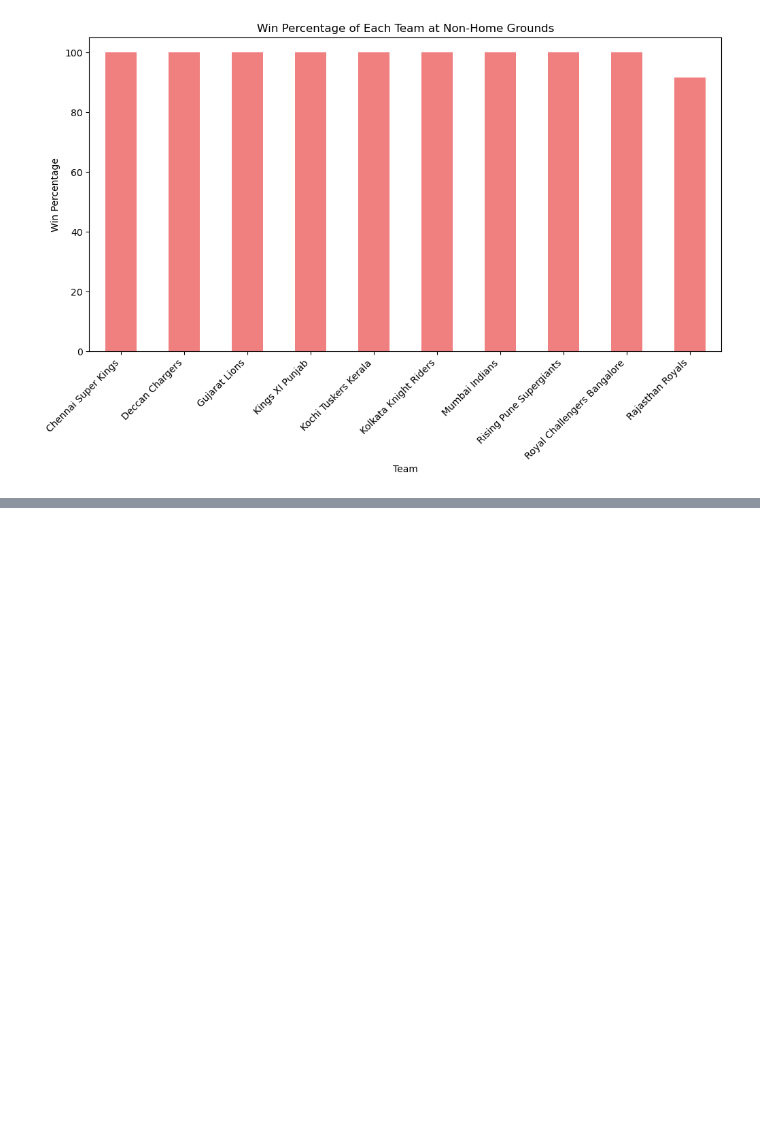
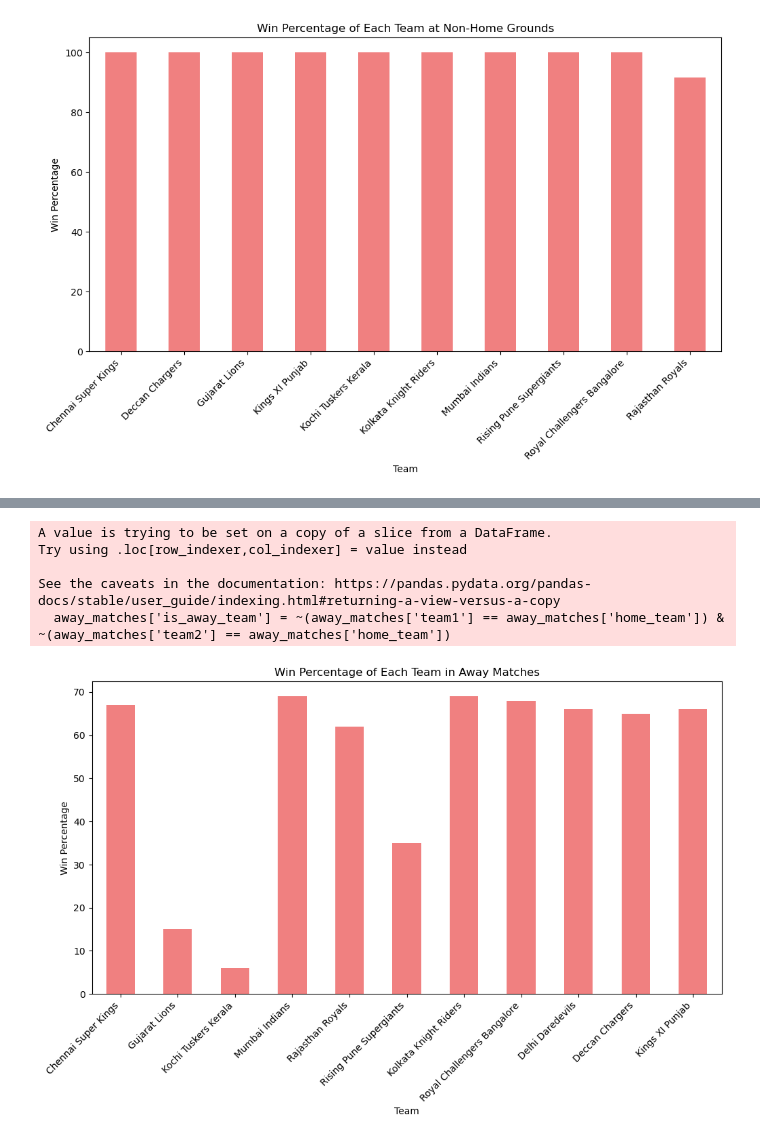
Before and after one commit to Spap123/DIG-Classes, a Jupyter notebook: 25th Feb Batch/Class_24.09.2023_IPL_Project.ipynb, the cells around one changed output, grey strips where cells are left out. Saved outputs shown, nothing was run; the diff lists cells and outputs as text; code cells hidden in the pictures; blank space fills up the shorter version.

```diff
--- a/25th Feb Batch/Class_24.09.2023_IPL_Project.ipynb
+++ b/25th Feb Batch/Class_24.09.2023_IPL_Project.ipynb
@@ -447,3 +447,12 @@ Try using .loc[row_indexer,col_indexer] = value instead
 See the caveats in the documentation: https://pandas.pydata.org/pandas-docs/stable/user_guide/indexing.html#returning-a-view-versus-a-copy
   non_home_matches['is_away_team'] = ~(non_home_matches['team1'] == non_home_matches['home_team']) & ~(non_home_matches['team2'] == non_home_matches['home_team'])
 [figure]
+# %%
+# Create a new column 'away_team' based on team1, team2, and home_team
+ipl['away_team'] = ipl.apply(lambda row: row['team1'] if row['team2'] == row['home_team'] else row['team2'], axis=1)
+
+# Set "no away team" for rows where 'home_team' is "no home team"
+ipl.loc[ipl['home_team'] == 'no home team', 'away_team'] = 'no away team'
+
+# Display the DataFrame with the new 'away_team' column
+ipl[['team1', 'team2', 'home_team', 'away_team']]
@@ -449,0 +473,31 @@ See the caveats in the documentation: https://pandas.pydata.org/pandas-docs/stab
+# %%
+# Exclude records where 'home_team' is 'no home team'
+away_matches = ipl[ipl['home_team'] != 'no home team']
+
+# Identify if a team is playing away
+away_matches['is_away_team'] = ~(away_matches['team1'] == away_matches['home_team']) & ~(away_matches['team2'] == away_matches['home_team'])
+
+# Calculate the number of matches played and won by each team in away matches
+away_team_stats = away_matches.groupby(['away_team', 'match_outcome']).size().unstack().fillna(0)
+
+# Calculate the win percentage for each team in away matches
+away_team_stats['win_percentage'] = (away_team_stats[1] / (away_team_stats[1] + away_team_stats[0])) * 100
+
+# Sort the DataFrame by win percentage in descending order
+away_team_stats = away_team_stats.sort_values(by='win_percentage', ascending=False)
+
+# Plot the win percentage for each team in away matches
+plt.figure(figsize=(12, 6))
+away_team_stats[1].plot(kind='bar', color='lightcoral')
+plt.title('Win Percentage of Each Team in Away Matches')
+plt.xlabel('Team')
+plt.ylabel('Win Percentage')
+plt.xticks(rotation=45, ha='right')
+plt.show()
+# %% [output]
+A value is trying to be set on a copy of a slice from a DataFrame.
+Try using .loc[row_indexer,col_indexer] = value instead
+
+See the caveats in the documentation: https://pandas.pydata.org/pandas-docs/stable/user_guide/indexing.html#returning-a-view-versus-a-copy
+  away_matches['is_away_team'] = ~(away_matches['team1'] == away_matches['home_team']) & ~(away_matches['team2'] == away_matches['home_team'])
+[figure, added]
```
Also changed, not shown: parts of 2 cells of this notebook.
